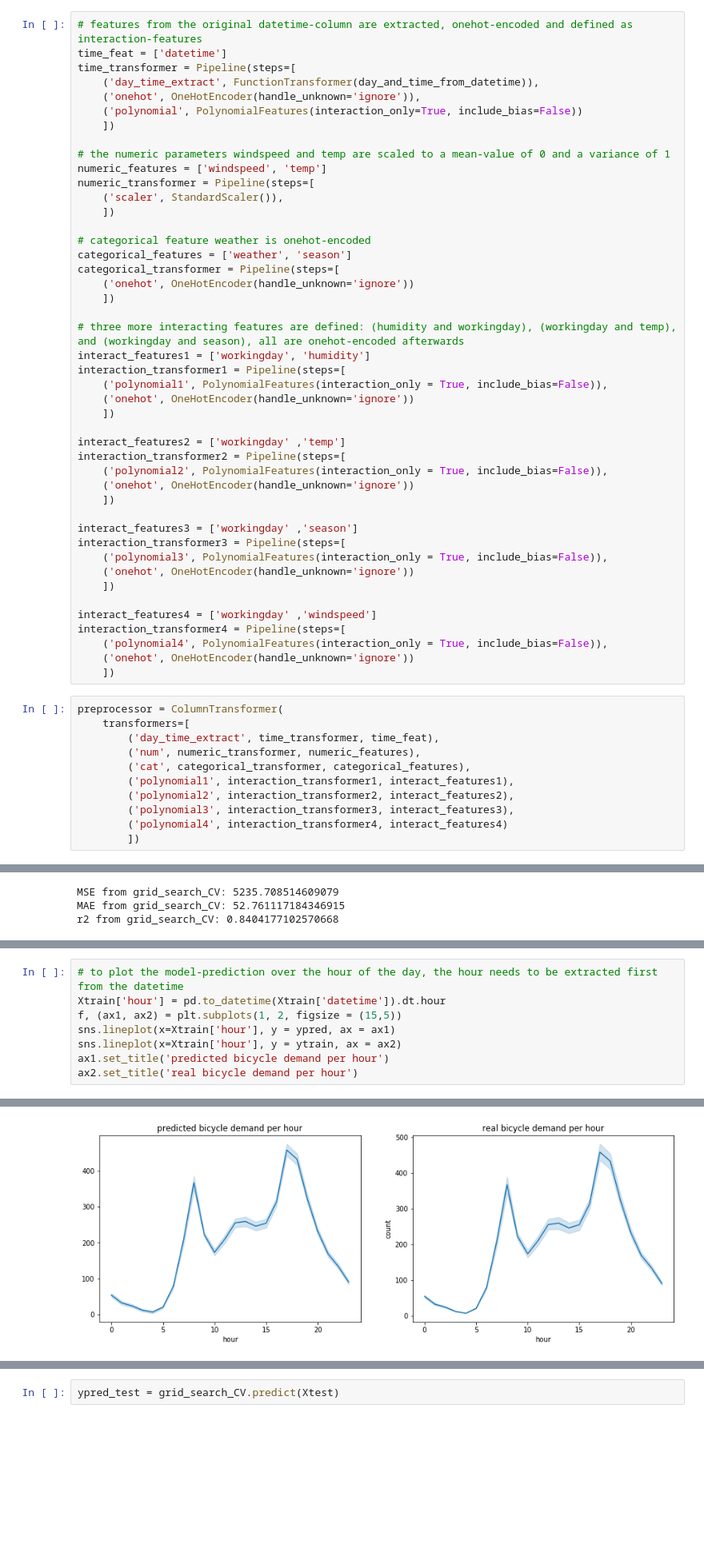
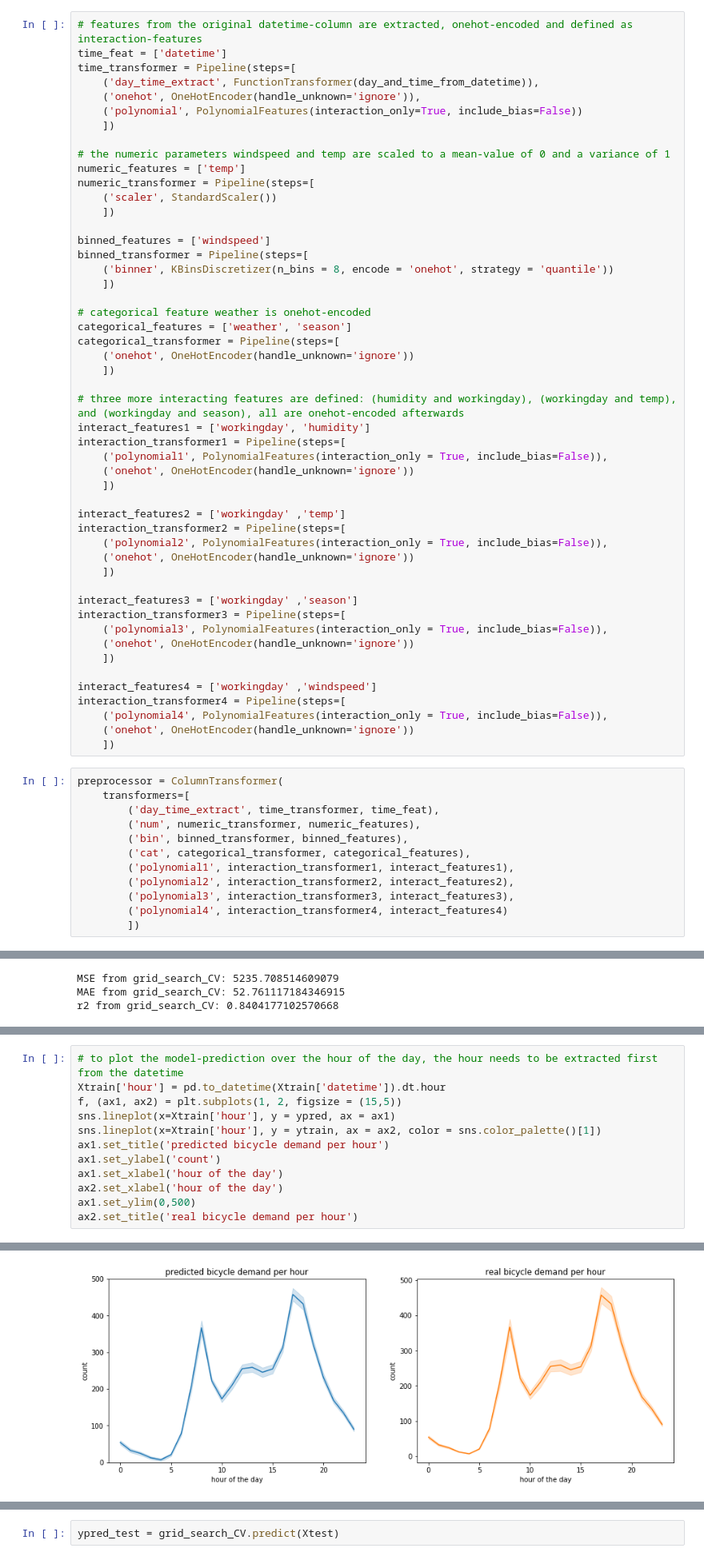
Before and after one commit to mkoeppel/Bicycle_Ridge, a Jupyter notebook: Linear_Regression_Assessment_Kaggle_CapitalBikeShare.ipynb, the cells around one changed output, grey strips where cells are left out. Shown: that part at 80% size. Saved outputs shown, nothing was run; the diff lists cells and outputs as text; blank space fills up the shorter version.

Commit message:
KBinsDiscretizer added

```diff
--- a/Linear_Regression_Assessment_Kaggle_CapitalBikeShare.ipynb
+++ b/Linear_Regression_Assessment_Kaggle_CapitalBikeShare.ipynb
@@ -200,9 +200,14 @@ time_transformer = Pipeline(steps=[
     ])
 
 # the numeric parameters windspeed and temp are scaled to a mean-value of 0 and a variance of 1
-numeric_features = ['windspeed', 'temp']
+numeric_features = ['temp']
 numeric_transformer = Pipeline(steps=[
-    ('scaler', StandardScaler()),
+    ('scaler', StandardScaler())
+    ])
+
+binned_features = ['windspeed']
+binned_transformer = Pipeline(steps=[
+    ('binner', KBinsDiscretizer(n_bins = 8, encode = 'onehot', strategy = 'quantile'))
     ])
 
 # categorical feature weather is onehot-encoded
@@ -240,6 +245,7 @@ preprocessor = ColumnTransformer(
     transformers=[
         ('day_time_extract', time_transformer, time_feat),
         ('num', numeric_transformer, numeric_features),
+        ('bin', binned_transformer, binned_features),
         ('cat', categorical_transformer, categorical_features),
         ('polynomial1', interaction_transformer1, interact_features1),
         ('polynomial2', interaction_transformer2, interact_features2),
@@ -355,7 +361,11 @@ Text(0.5, 1.0, 'correlation of real and predicted count data')
 Xtrain['hour'] = pd.to_datetime(Xtrain['datetime']).dt.hour
 f, (ax1, ax2) = plt.subplots(1, 2, figsize = (15,5))
 sns.lineplot(x=Xtrain['hour'], y = ypred, ax = ax1)
-sns.lineplot(x=Xtrain['hour'], y = ytrain, ax = ax2)
+sns.lineplot(x=Xtrain['hour'], y = ytrain, ax = ax2, color = sns.color_palette()[1])
 ax1.set_title('predicted bicycle demand per hour')
+ax1.set_ylabel('count')
+ax1.set_xlabel('hour of the day')
+ax2.set_xlabel('hour of the day')
+ax1.set_ylim(0,500)
 ax2.set_title('real bicycle demand per hour')
 # %% [output]
@@ -367,4 +373,4 @@ Text(0.5, 1.0, 'real bicycle demand per hour')
-[figure, old version]
+[figure, new version]
 # %% [markdown]
 #### apply to the test-split portion of the initial data set
 - there seems to be some overfitting as the r2-score decreases by ~4%, yet the distribution of demand per hour of the day stays relatively similar to the observations made from the training data.
```
Also changed, not shown: parts of 4 cells of this notebook, 1 other file.
